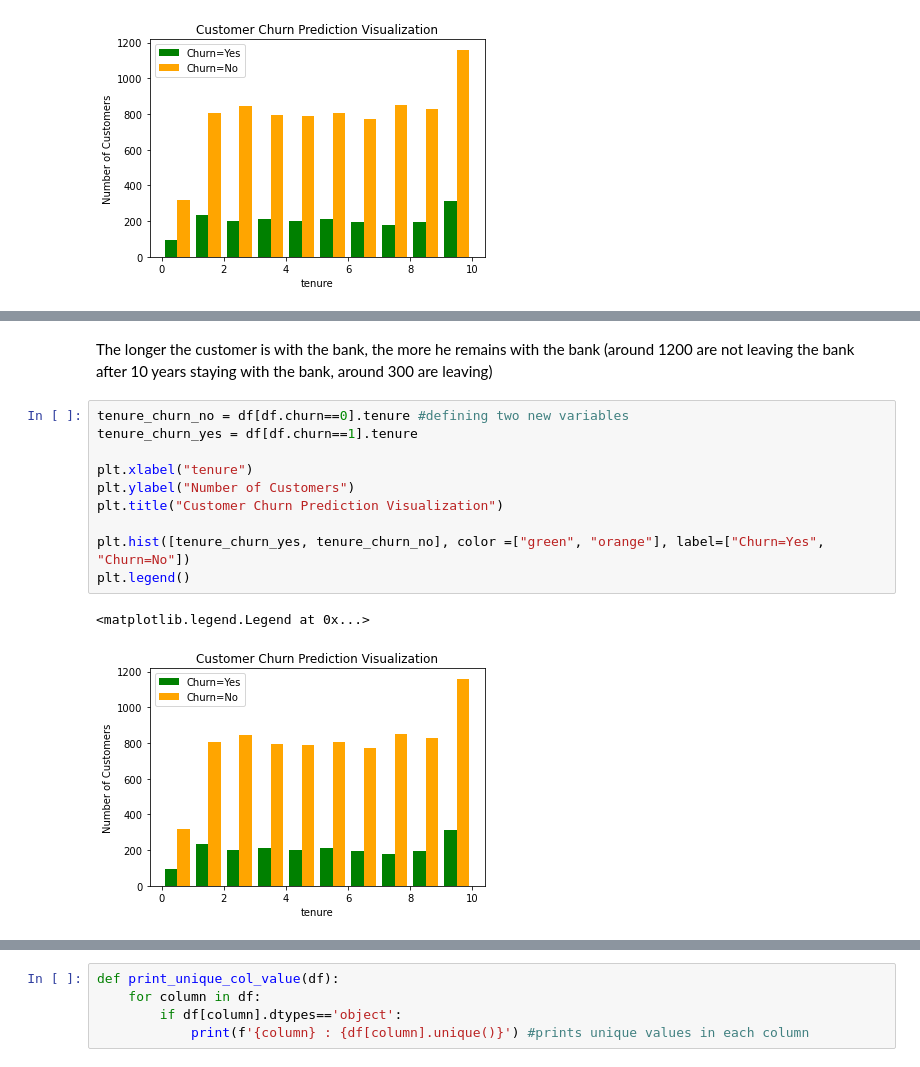
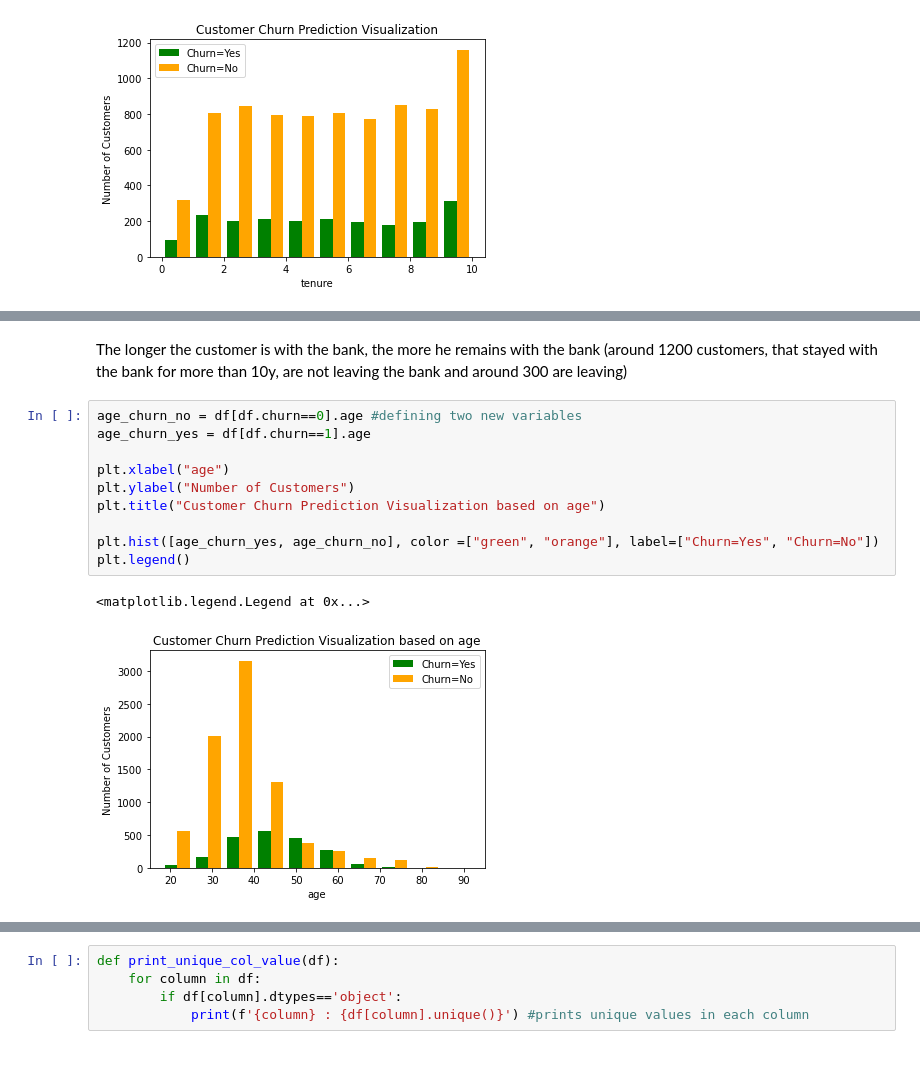
Before and after one commit to commitit/ProjectCustomerChurn, a Jupyter notebook: customer churn.ipynb, the cells around one changed output, grey strips where cells are left out. Drawn from its saved outputs; the diff is of its cells as text.

```diff
--- a/customer churn.ipynb
+++ b/customer churn.ipynb
@@ -158,15 +190,15 @@ plt.show()
 # %% [markdown]
-The longer the customer is with the bank, the more he remains with the bank (around 1200 are not leaving the bank after 10 years staying with the bank, around 300 are leaving)
+The longer the customer is with the bank, the more he remains with the bank (around 1200 customers, that stayed with the bank for more than 10y, are not leaving the bank and around 300 are leaving)
-# %%
-tenure_churn_no = df[df.churn==0].tenure #defining two new variables
-tenure_churn_yes = df[df.churn==1].tenure
-
-plt.xlabel("tenure")
-plt.ylabel("Number of Customers")
-plt.title("Customer Churn Prediction Visualization")
-
-plt.hist([tenure_churn_yes, tenure_churn_no], color =["green", "orange"], label=["Churn=Yes", "Churn=No"])
-plt.legend()
-# %% [output]
-<matplotlib.legend.Legend at 0x...>
-[figure, removed]
+# %%
+age_churn_no = df[df.churn==0].age #defining two new variables
+age_churn_yes = df[df.churn==1].age
+
+plt.xlabel("age")
+plt.ylabel("Number of Customers")
+plt.title("Customer Churn Prediction Visualization based on age")
+
+plt.hist([age_churn_yes, age_churn_no], color =["green", "orange"], label=["Churn=Yes", "Churn=No"])
+plt.legend()
+# %% [output]
+<matplotlib.legend.Legend at 0x...>
+[figure, added]
```
Also changed, not shown: parts of 51 cells of this notebook.
